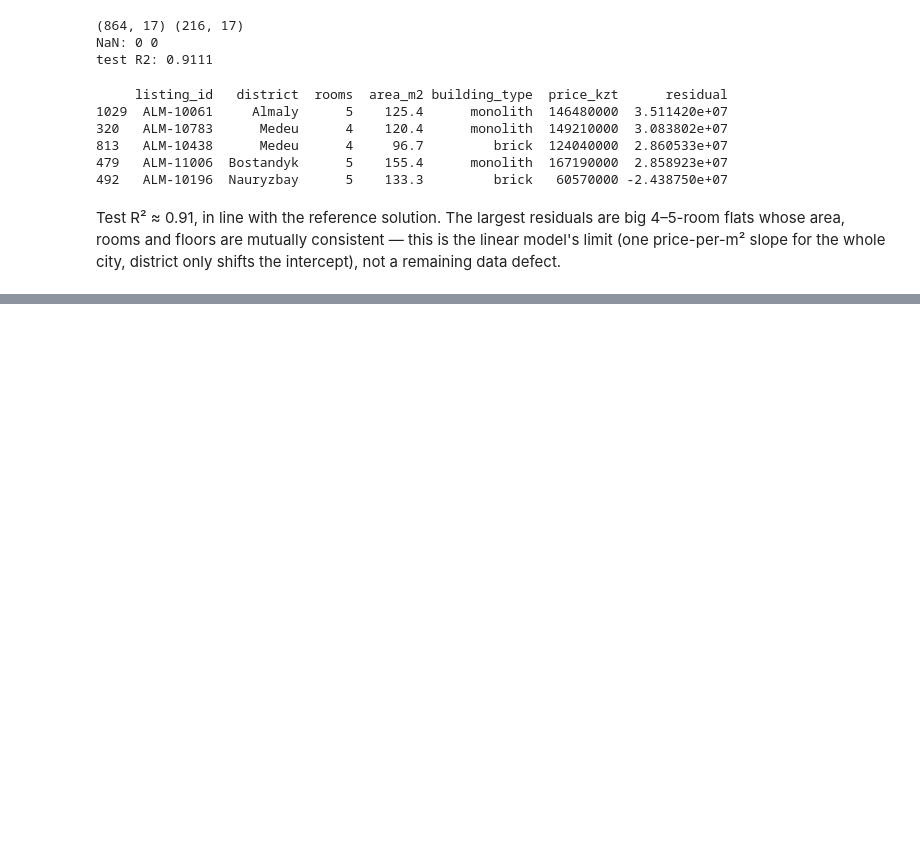
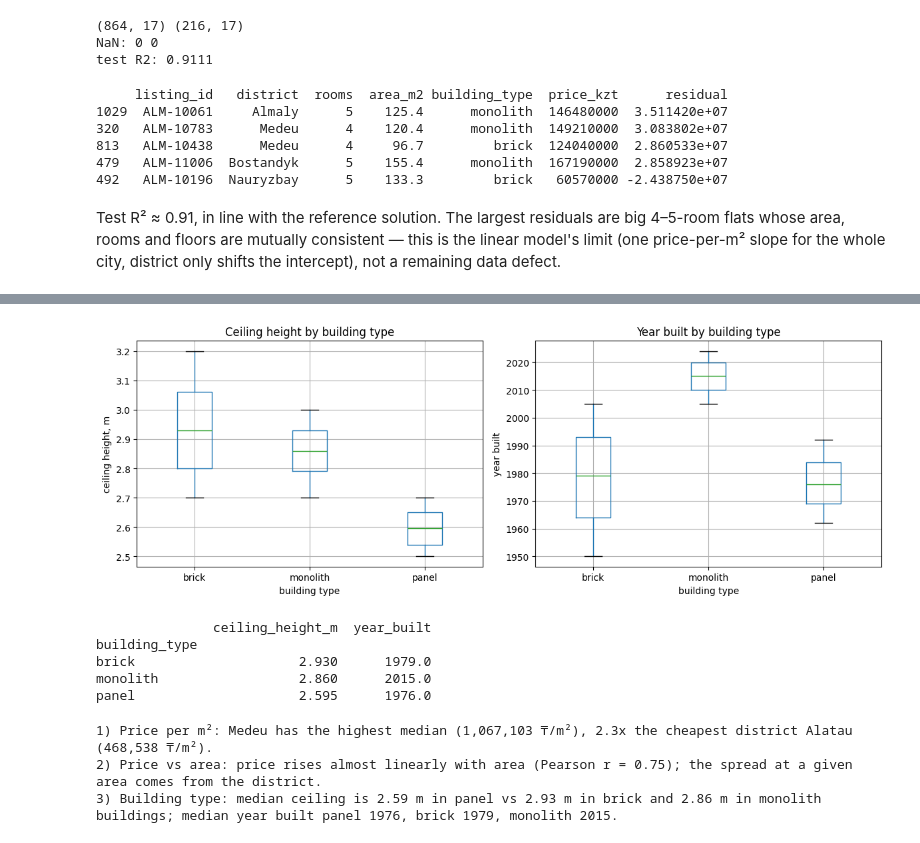
Before and after one commit to Uni-courses-CSS3004-ENG-1/Imamsidikov_ML_task1, a Jupyter notebook: task1_data_preprocessing.ipynb, the cells around one changed output, grey strips where cells are left out. Saved outputs shown, nothing was run; the diff lists cells and outputs as text; code cells hidden in the pictures; blank space fills up the shorter version.

```diff
--- a/task1_data_preprocessing.ipynb
+++ b/task1_data_preprocessing.ipynb
@@ -763,0 +797,30 @@ not a remaining data defect.
+# %%
+fig, axes = plt.subplots(1, 2, figsize=(12, 4.5))
+df.boxplot(column="ceiling_height_m", by="building_type", ax=axes[0])
+axes[0].set_ylabel("ceiling height, m"); axes[0].set_xlabel("building type"); axes[0].set_title("Ceiling height by building type")
+df.boxplot(column="year_built", by="building_type", ax=axes[1])
+axes[1].set_ylabel("year built"); axes[1].set_xlabel("building type"); axes[1].set_title("Year built by building type")
+plt.suptitle(""); plt.tight_layout(); plt.show()
+print(df.groupby("building_type")[["ceiling_height_m", "year_built"]].median())
+# %% [output]
+[figure, added]
+               ceiling_height_m  year_built
+building_type
+brick                     2.930      1979.0
+monolith                  2.860      2015.0
+panel                     2.595      1976.0
+# %%
+# observations with numbers, computed so the text always matches the data
+ppm_med = df.groupby("district")["price_per_m2"].median()
+bt = df.groupby("building_type")[["ceiling_height_m", "year_built"]].median()
+print(f"1) Price per m²: {ppm_med.idxmax()} has the highest median ({ppm_med.max():,.0f} ₸/m²), "
+      f"{ppm_med.max() / ppm_med.min():.1f}x the cheapest district {ppm_med.idxmin()} ({ppm_med.min():,.0f} ₸/m²).")
+print(f"2) Price vs area: price rises almost linearly with area (Pearson r = {df['area_m2'].corr(df['price_kzt']):.2f}); "
+      f"the spread at a given area comes from the district.")
+print(f"3) Building type: median ceiling is {bt.loc['panel', 'ceiling_height_m']:.2f} m in panel vs "
+      f"{bt.loc['brick', 'ceiling_height_m']:.2f} m in brick and {bt.loc['monolith', 'ceiling_height_m']:.2f} m in monolith buildings; "
+      f"median year built panel {bt.loc['panel', 'year_built']:.0f}, brick {bt.loc['brick', 'year_built']:.0f}, monolith {bt.loc['monolith', 'year_built']:.0f}.")
+# %% [output]
+1) Price per m²: Medeu has the highest median (1,067,103 ₸/m²), 2.3x the cheapest district Alatau (468,538 ₸/m²).
+2) Price vs area: price rises almost linearly with area (Pearson r = 0.75); the spread at a given area comes from the district.
+3) Building type: median ceiling is 2.59 m in panel vs 2.93 m in brick and 2.86 m in monolith buildings; median year built panel 1976, brick 1979, monolith 2015.
```
Also changed, not shown: parts of 5 cells of this notebook.
